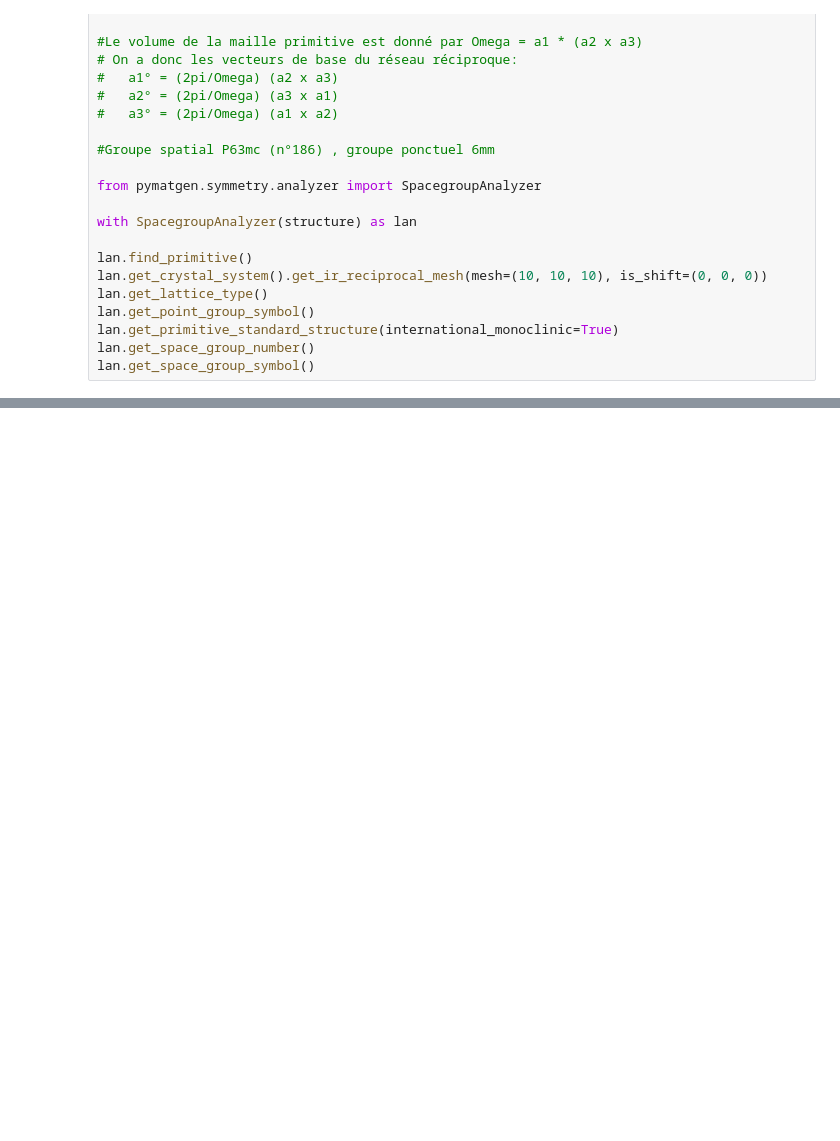
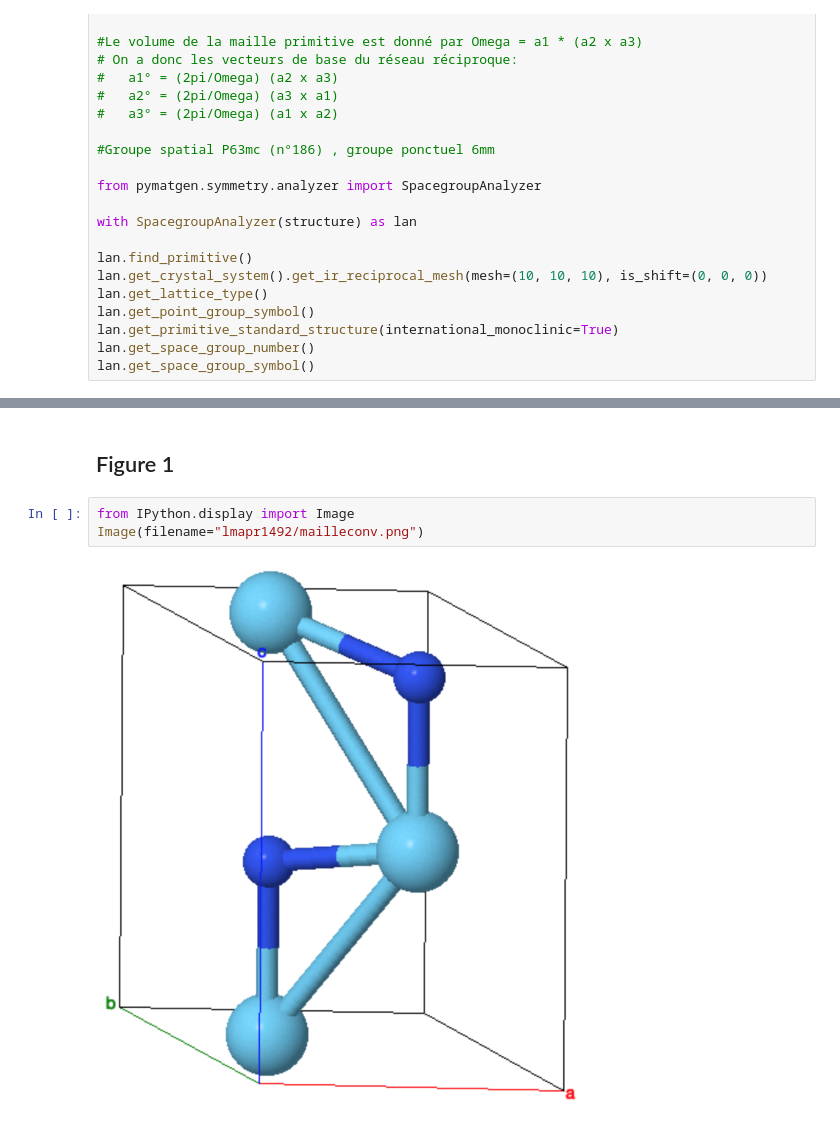
Before and after one commit to LucasPollet67751500/lmapr1492, a Jupyter notebook: lattice.ipynb, the cells around one changed output, grey strips where cells are left out. Saved outputs shown, nothing was run; the diff lists cells and outputs as text; blank space fills up the shorter version.

```diff
--- a/lattice.ipynb
+++ b/lattice.ipynb
@@ -50,0 +89,7 @@ lan.get_space_group_symbol()
+# %% [markdown]
+## Figure 1
+# %%
+from IPython.display import Image
+Image(filename="lmapr1492/mailleconv.png")
+# %% [output]
+[figure, added]
```
Also changed, not shown: parts of 1 cell of this notebook.
